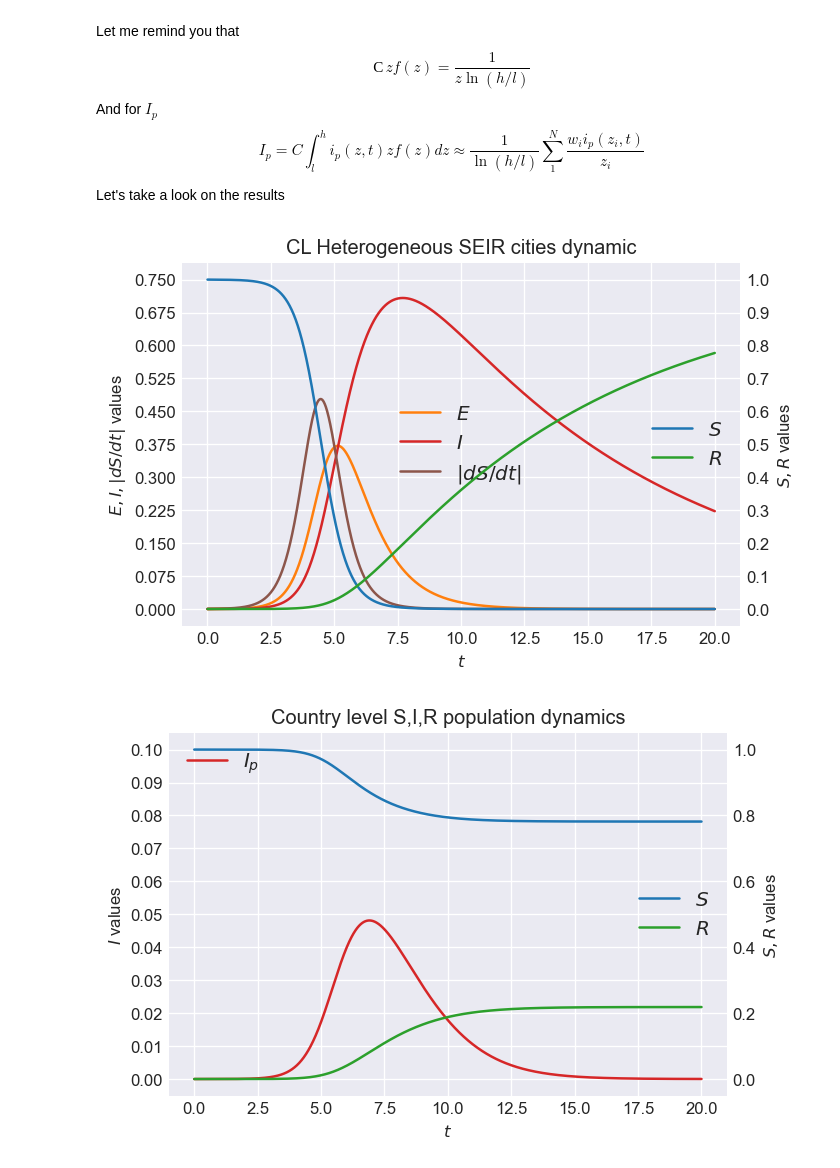
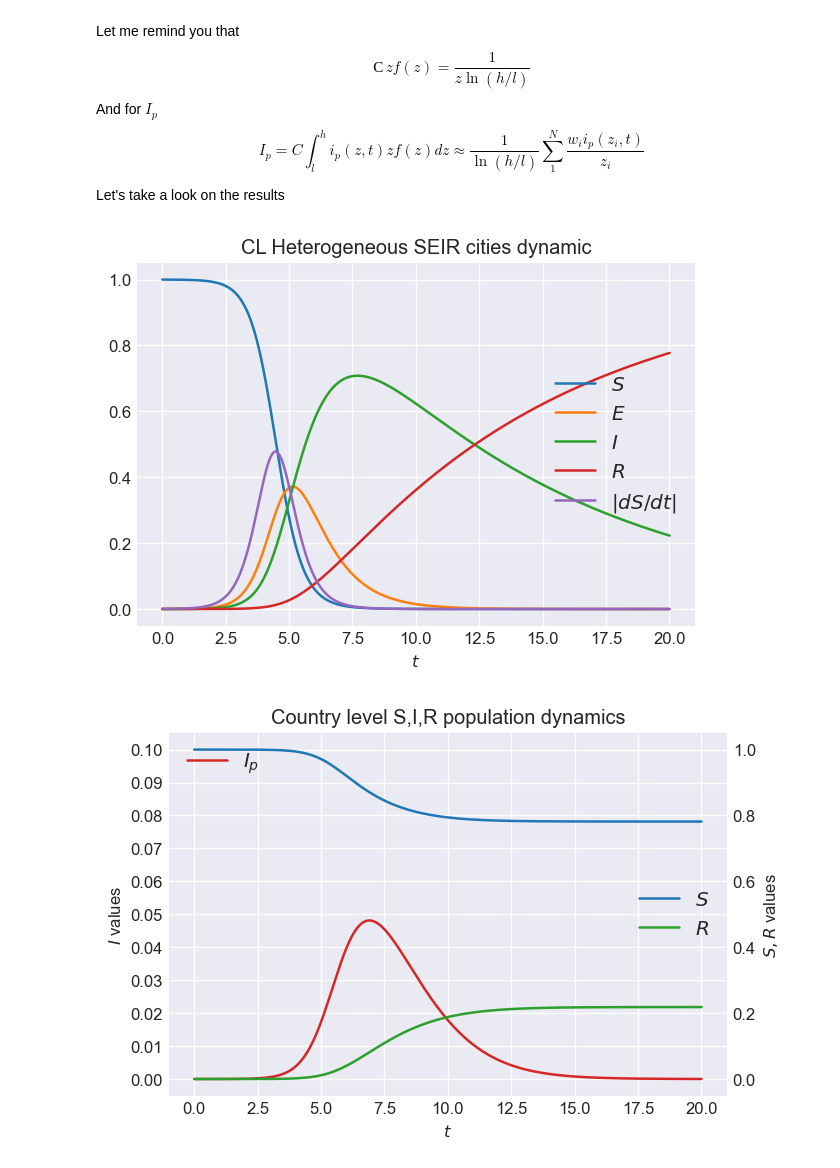
Before and after one commit to ivvaan/A-disease-spread-inhomogeneous-models, a Jupyter notebook: country_level_spread_dynamics.ipynb, the cells around one changed output. Drawn from its saved outputs; the diff is of its cells as text; code cells hidden in the pictures.

```diff
--- a/country_level_spread_dynamics.ipynb
+++ b/country_level_spread_dynamics.ipynb
@@ -96,8 +98,7 @@ def HCS_SIR(r0_0,I0,τ,vs0,vb0):
     sol = odeint(ODE,y0, m_t).T
     S,I,A,mus,mub,C,vs,vb=sol
     dS=-ODE(sol,m_t)[0]
-    R=1.0-S-I
-    return S,I,R,dS
+    return S,I,A,dS
 # %%
 τ=0.4
 vs0=0.8
@@ -504,9 +507,9 @@ class incity_dynamics:
 
     def get_spread_curves(self,Z):
         def F(z):
-            S,I,_,_= HCS_SIR(self.get_r0(z),self.i0,self.τ,self.get_vs0(z),self.vb0)
-            return S,I
-        return np.vectorize(F,signature='()->(n),(n)')(Z)
+            S,I,A,_= HCS_SIR(self.get_r0(z),self.i0,self.τ,self.get_vs0(z),self.vb0)
+            return S,I,A
+        return np.vectorize(F,signature='()->(n),(n),(n)')(Z)
 
     def get_spread_params(self,I):
         infected_mask=np.cumsum(I>self.infected_threshold,axis=1)
@@ -573,7 +576,7 @@ def CL_H_SEIR(incity_dyn,I0,β,l,h,n,d,theta):
     Z=V**phi
     Z_pow_theta=Z**theta
 
-    s_city,i_city=incity_dyn.get_spread_curves(Z)
+    s_city,i_city,_=incity_dyn.get_spread_curves(Z)
     inv_tau_e,inv_tau_i,i_avr=incity_dyn.get_spread_params(i_city)
 
     #weights for numerical integration of a function g(z,...)
@@ -639,35 +642,22 @@ Let's take a look on the results
 # %%
 theta=0.1
 l=1.0e-6
 h=0.05
 infected_threshold=i0*4.0
 icd=incity_dynamics(r0_0,i0,τ,vs0,vb0,infected_threshold,l,h,theta,theta/2)
 S,E,I,R,dS,S_pop,I_pop,R_pop=CL_H_SEIR(icd,I0,w/i0,l,h,5,20,theta)
 fig, ax = plt.subplots(dpi=120)
+plt.plot(m_t, S, color='C0', label=f'$S$')
 plt.plot(m_t, E,color='C1', label=f'$E$')
-plt.plot(m_t, I,color='C3', label=f'$I$')
-plt.plot(m_t, dS, color='C5', label=f'$|dS/dt|$')
-n_tiks=10
-tik_left=0.075
-ax.set_ylim([-0.05*n_tiks*tik_left,1.05*n_tiks*tik_left])
-ax.yaxis.set_major_locator(ticker.MultipleLocator(tik_left))
-ax.set_ylabel(f'$E,I,|dS/dt|$ values')
-plt.legend(loc='center')
+plt.plot(m_t, I,color='C2', label=f'$I$')
+plt.plot(m_t, R,color='C3', label=f'$R$')
+plt.plot(m_t, dS, color='C4', label=f'$|dS/dt|$')
 plt.xlabel(f'$t$')
-ax2 = ax.twinx()
-plt.plot(m_t, S, color='C0', label=f'$S$')
-plt.plot(m_t, R,color='C2', label=f'$R$')
-tik_right=0.1
-ax2.set_ylim([-0.05*n_tiks*tik_right,1.05*n_tiks*tik_right])
-ax2.yaxis.set_major_locator(ticker.MultipleLocator(tik_right))
-ax2.set_ylabel(f'$S,R$ values')
-ax2.grid(False)
-
 plt.legend(loc='center right')
 plt.title(f'CL Heterogeneous SEIR cities dynamic')
 plt.show()
 # %% [output]
-[figure, old version]
+[figure, new version]
 # %%
 fig, ax = plt.subplots(dpi=120)
 plt.plot(m_t, I_pop,color='C3', label=f'$I_p$')
```
Also changed, not shown: parts of 7 cells of this notebook.
